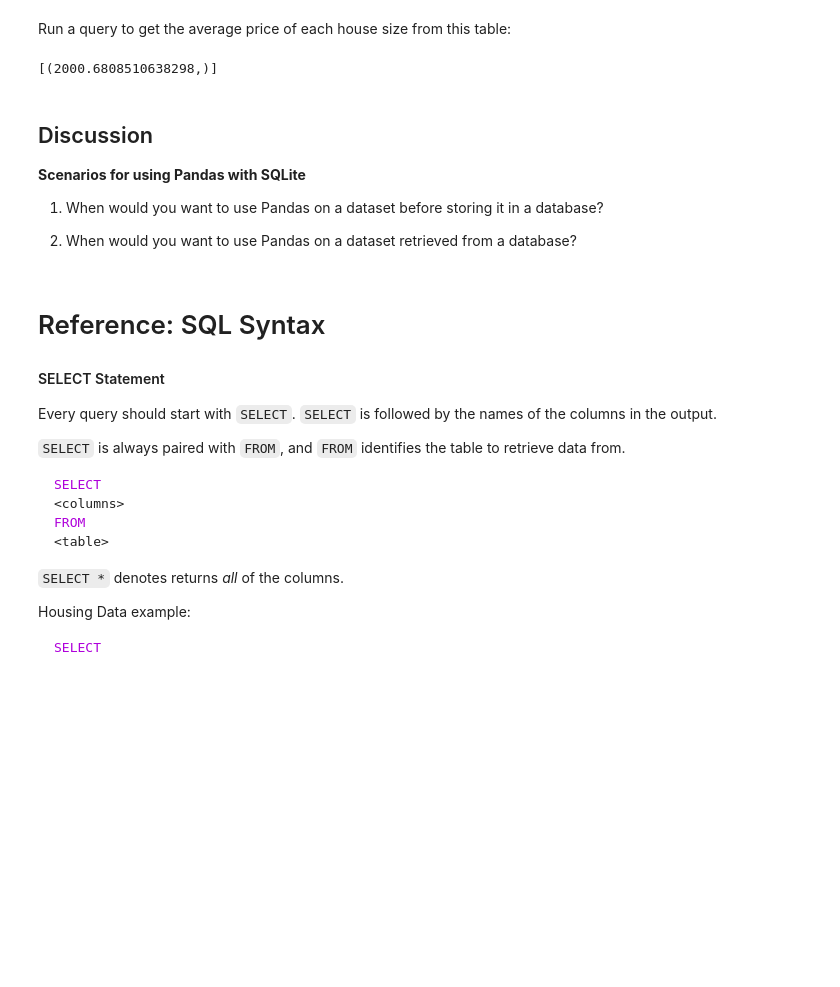
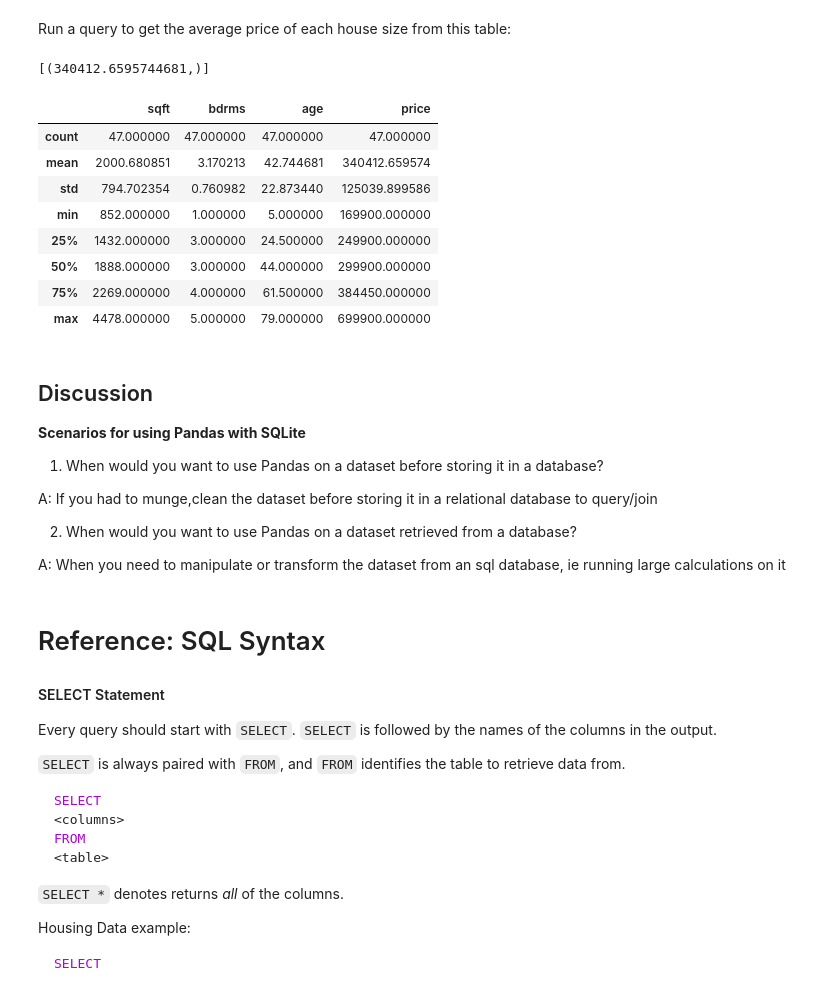
Before and after one commit to adireksa/iod, a Jupyter notebook: Labs/sql/IOD_Lab 2.1.3.ipynb, the cells around one changed output. Drawn from its saved outputs; the diff is of its cells as text; code cells hidden in the pictures; blank space fills up the shorter version.

```diff
--- a/Labs/sql/IOD_Lab 2.1.3.ipynb
+++ b/Labs/sql/IOD_Lab 2.1.3.ipynb
@@ -325,10 +335,22 @@ data.to_sql('houses_pandas', con = conn, if_exists = 'replace', index = False)
 # %% [markdown]
 Run a query to get the average price of each house size from this table:
 # %%
-results = c.execute("SELECT AVG(sqft) AS avg_sqft FROM houses_pandas")
+results = c.execute("SELECT AVG(price) AS avg_price FROM houses_pandas")
 results.fetchall()
 # %% [output]
-[(2000.6808510638298,)]
+[(340412.6595744681,)]
+# %%
+data.describe()
+# %% [output]
+|  | sqft | bdrms | age | price |
+| count | 47.000000 | 47.000000 | 47.000000 | 47.000000 |
+| mean | 2000.680851 | 3.170213 | 42.744681 | 340412.659574 |
+| std | 794.702354 | 0.760982 | 22.873440 | 125039.899586 |
+| min | 852.000000 | 1.000000 | 5.000000 | 169900.000000 |
+| 25% | 1432.000000 | 3.000000 | 24.500000 | 249900.000000 |
+| 50% | 1888.000000 | 3.000000 | 44.000000 | 299900.000000 |
+| 75% | 2269.000000 | 4.000000 | 61.500000 | 384450.000000 |
+| max | 4478.000000 | 5.000000 | 79.000000 | 699900.000000 |
 # %% [markdown]
 ## Discussion
 
@@ -336,7 +358,11 @@ results.fetchall()
 
 1. When would you want to use Pandas on a dataset before storing it in a database?
 
+A: If you had to munge,clean the dataset before storing it in a relational database to query/join
+
 2. When would you want to use Pandas on a dataset retrieved from a database?
+
+A: When you need to manipulate or transform the dataset from an sql database, ie running large calculations on it
 # %% [markdown]
 <a name="guided-practice"></a>
 
```
Also changed, not shown: parts of 29 cells of this notebook.
